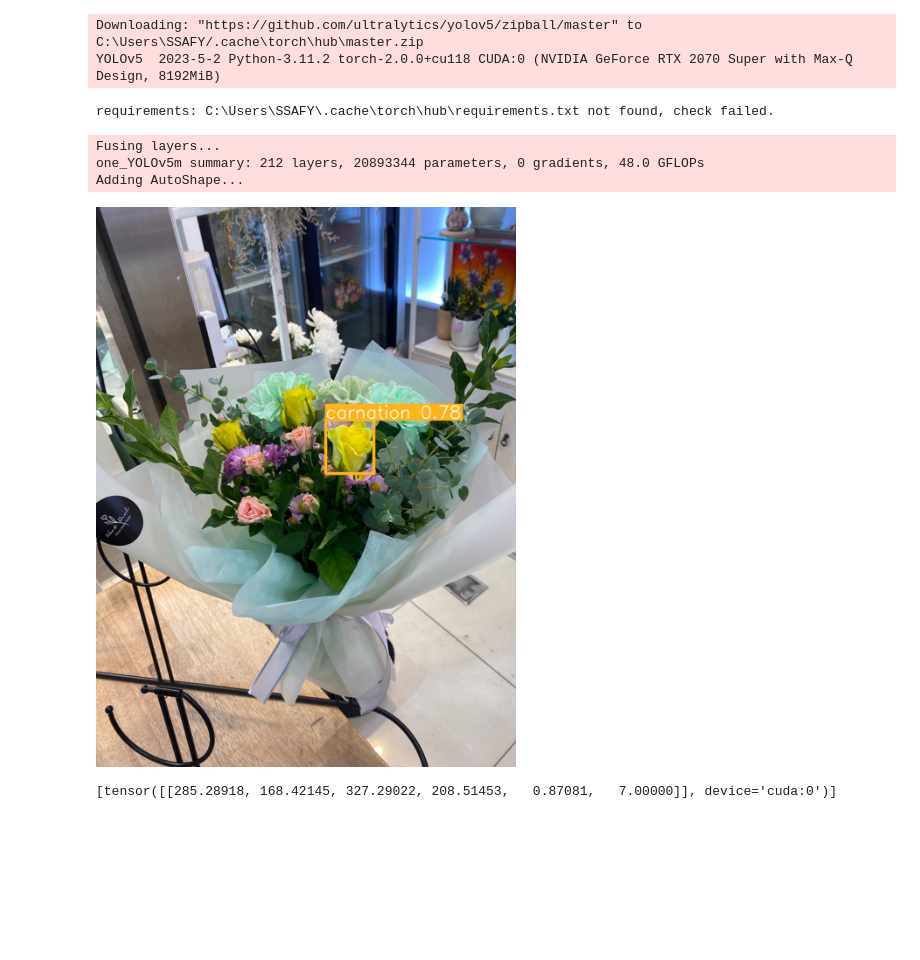
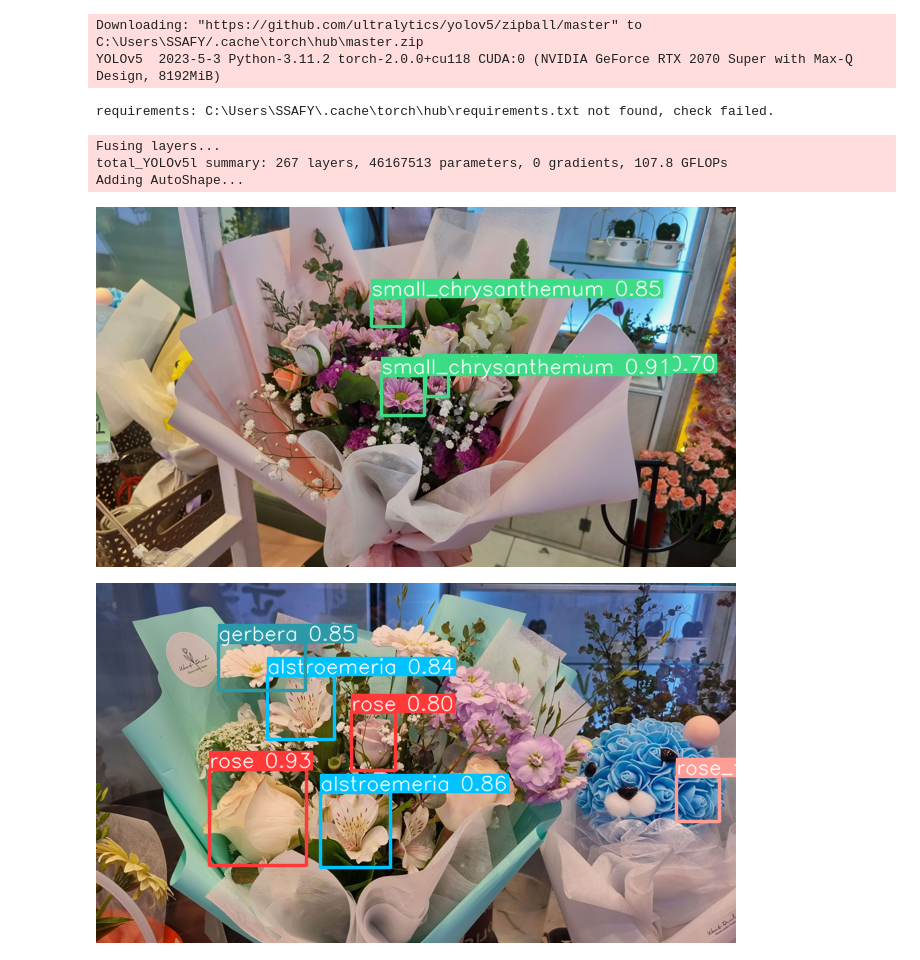
Before and after one commit to inmonim/Flowery, a Jupyter notebook: ai/test_model.ipynb, the cells around one changed output. Drawn from its saved outputs; the diff is of its cells as text; code cells hidden in the pictures; blank space fills up the shorter version.

```diff
--- a/ai/test_model.ipynb
+++ b/ai/test_model.ipynb
@@ -3,38 +3,62 @@ import torch
 from PIL import Image
 
 # 모델 로드
-model1 = torch.hub.load('ultralytics/yolov5', 'custom', path='./models/carnation.pt', force_reload=True)
+model1 = torch.hub.load('ultralytics/yolov5', 'custom', path='./models/main_5_3_15.pt', force_reload=True)
 # %% [output]
 Downloading: "https://github.com/ultralytics/yolov5/zipball/master" to C:\Users\SSAFY/.cache\torch\hub\master.zip
-YOLOv5  2023-5-2 Python-3.11.2 torch-2.0.0+cu118 CUDA:0 (NVIDIA GeForce RTX 2070 Super with Max-Q Design, 8192MiB)
+YOLOv5  2023-5-3 Python-3.11.2 torch-2.0.0+cu118 CUDA:0 (NVIDIA GeForce RTX 2070 Super with Max-Q Design, 8192MiB)
 requirements: C:\Users\SSAFY\.cache\torch\hub\requirements.txt not found, check failed.
 Fusing layers...
-one_YOLOv5m summary: 212 layers, 20893344 parameters, 0 gradients, 48.0 GFLOPs
+total_YOLOv5l summary: 267 layers, 46167513 parameters, 0 gradients, 107.8 GFLOPs
 Adding AutoShape...
-# %%
-image_path = './x_buquet/f15.jpg'
-img = Image.open(image_path)
-x, y = img.size
-L, M = max(x,y), min(x,y)
-
-if x == L:
-    img = img.resize([640,int(640/L * M)])
-else:
-    img = img.resize([int(640/L * M), 640])
-
-result = model1(img)
-
-filted_result = result.xyxy[0][result.xyxy[0][:, 4] > 0.6]
-
-result.xyxy[0] = filted_result
-
-result.show()
-# %% [output]
-[figure, removed]
-# %%
-[filted_result]
-# %% [output]
-[tensor([[285.28918, 168.42145, 327.29022, 208.51453,   0.87081,   7.00000]], device='cuda:0')]
+# %%
+
+def result(image_path):
+    img = Image.open(image_path)
+    x, y = img.size
+    L, M = max(x,y), min(x,y)
+    if x == L:
+        img = img.resize([640,int(640/L * M)])
+    else:
+        img = img.resize([int(640/L * M), 640])
+    results = model1(img)
+    if len(results.xywh[0]):
+
+        xywhn_list = results.xywhn[0]
+        del_idx = []
+        for i in range(len(xywhn_list)-1):
+            src = xywhn_list[i]
+            for j in range(i+1, len(xywhn_list)):
+                tar = xywhn_list[j]
+
+                if abs(src[0] - tar[0]) <= 0.05 and abs(src[1] - tar[1]) <= 0.05:
+                    if src[4] > tar[4]:
+                        del_idx.append(j)
+                    else:
+                        del_idx.append(i)
+            if src[4] < 0.3:
+                del_idx.append(i)
+        else:
+            if xywhn_list[-1][4] < 0.3:
+                del_idx.append(i+1)
+            del_idx = sorted(list(set(del_idx)), reverse=True)
+            for di in del_idx:
+                if di == len(results.pred[0]):
+                    results.pred[0] = results.pred[0][:di, :]
+                else:
+                    results.pred[0] = torch.cat((results.pred[0][:di, :], results.pred[0][di+1:, :]), dim=0)
+
+    results.show()
+
+image_path = './x_buquet/f1.jpg'
+result(image_path)
+# %% [output]
+[figure, added]
+# %%
+image_path = './x_buquet/f2.jpg'
+result(image_path)
+# %% [output]
+[figure, added]
 # %%
 import shutil, os
 # %%
```
Also changed, not shown: 6 other files.
